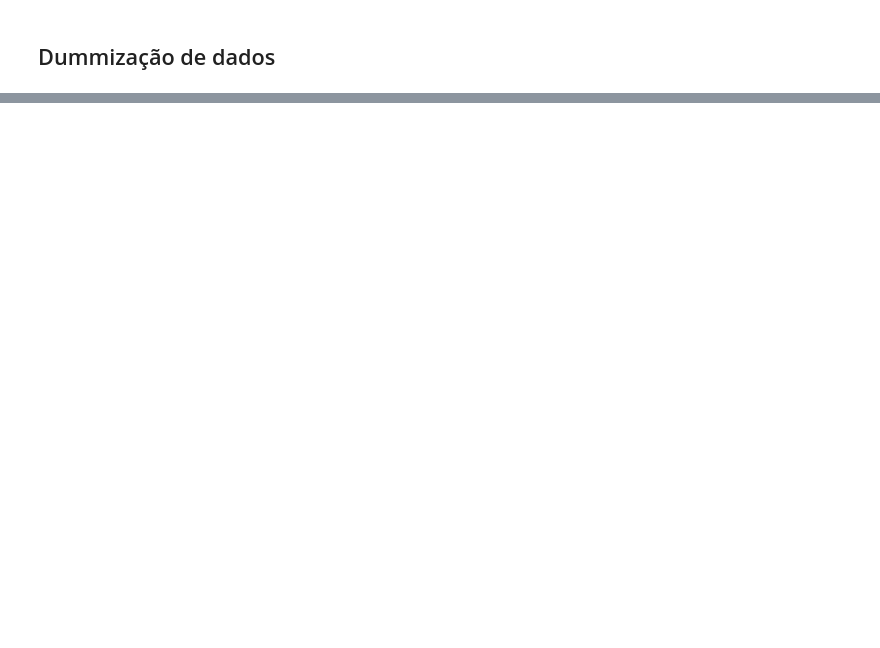
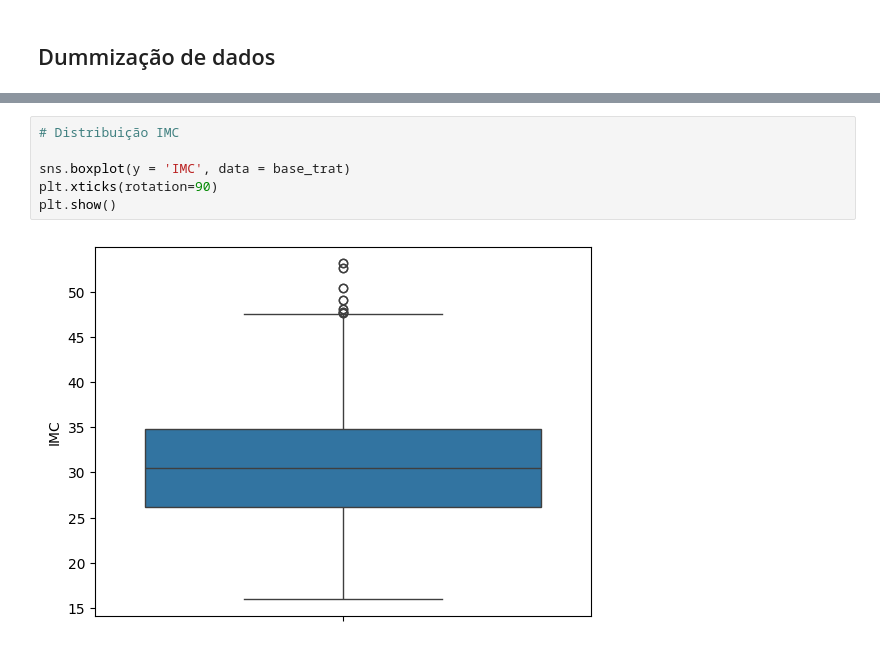
Before and after one commit to lucasmeirellesmachado/CDIA-Estatistica_II, a Jupyter notebook: 2ª_Semana_de_Imersão_Atividade.ipynb, the cells around one changed output, grey strips where cells are left out. Drawn from its saved outputs; the diff is of its cells as text; blank space fills up the shorter version.

```diff
--- a/2ª_Semana_de_Imersão_Atividade.ipynb
+++ b/2ª_Semana_de_Imersão_Atividade.ipynb
@@ -91,0 +191,8 @@ pd.get_dummies(base_med, columns = ['fumante', 'regiao', 'sexo'], #Atentar para
+# %%
+# Distribuição IMC
+
+sns.boxplot(y = 'IMC', data = base_trat)
+plt.xticks(rotation=90)
+plt.show()
+# %% [output]
+[figure, added]
```
Also changed, not shown: parts of 27 cells of this notebook.
